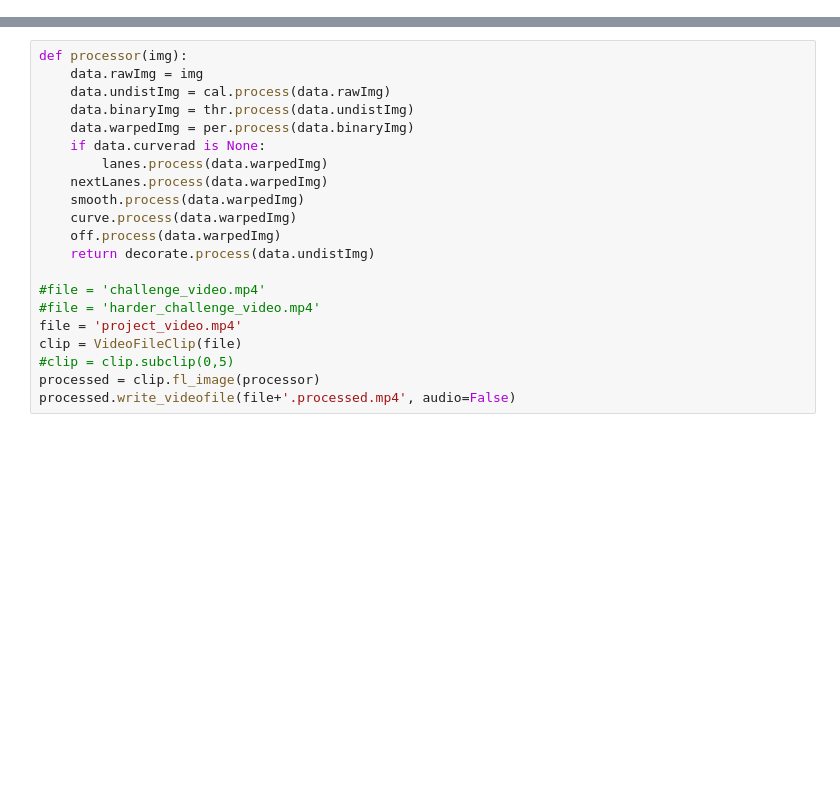
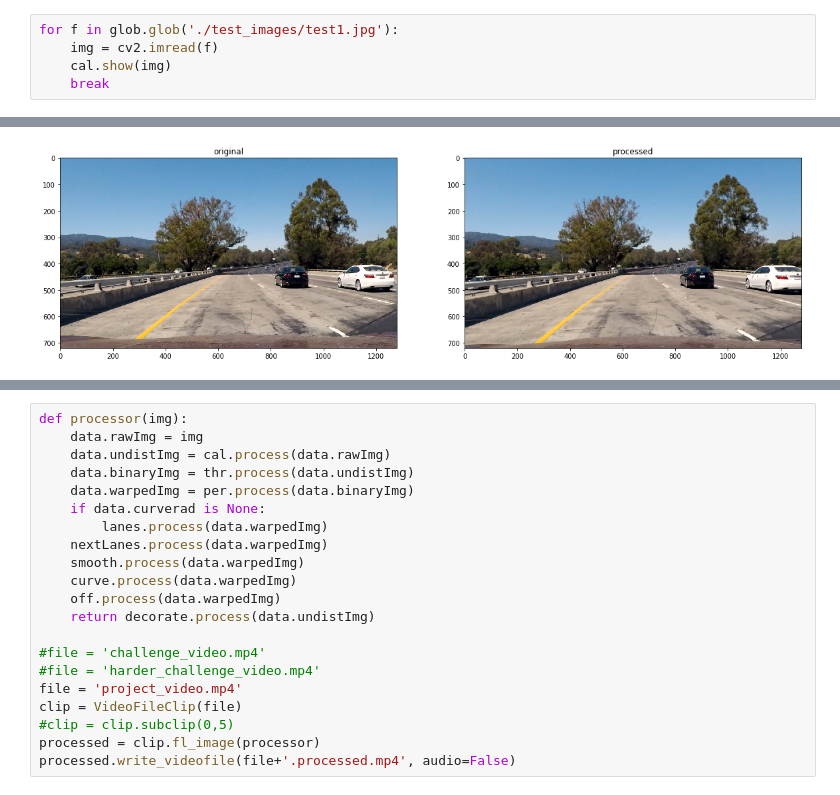
Before and after one commit to lake4790k/CarND-Advanced-Lane-Lines, a Jupyter notebook: Main.ipynb, the cells around one changed output, grey strips where cells are left out. Saved outputs shown, nothing was run; the diff lists cells and outputs as text; blank space fills up the shorter version.

```diff
--- a/Main.ipynb
+++ b/Main.ipynb
@@ -29,0 +37,6 @@ for f in glob.glob('./camera_cal/*.jpg'):
+# %%
+for f in glob.glob('./test_images/test1.jpg'):
+    img = cv2.imread(f)
+    cal.show(img)
+    break
+# %% [output]
@@ -30 +44,2 @@ for f in glob.glob('./camera_cal/*.jpg'):
+[figure, added]
 # %%
```
Also changed, not shown: parts of 9 cells of this notebook, 1 other file.
